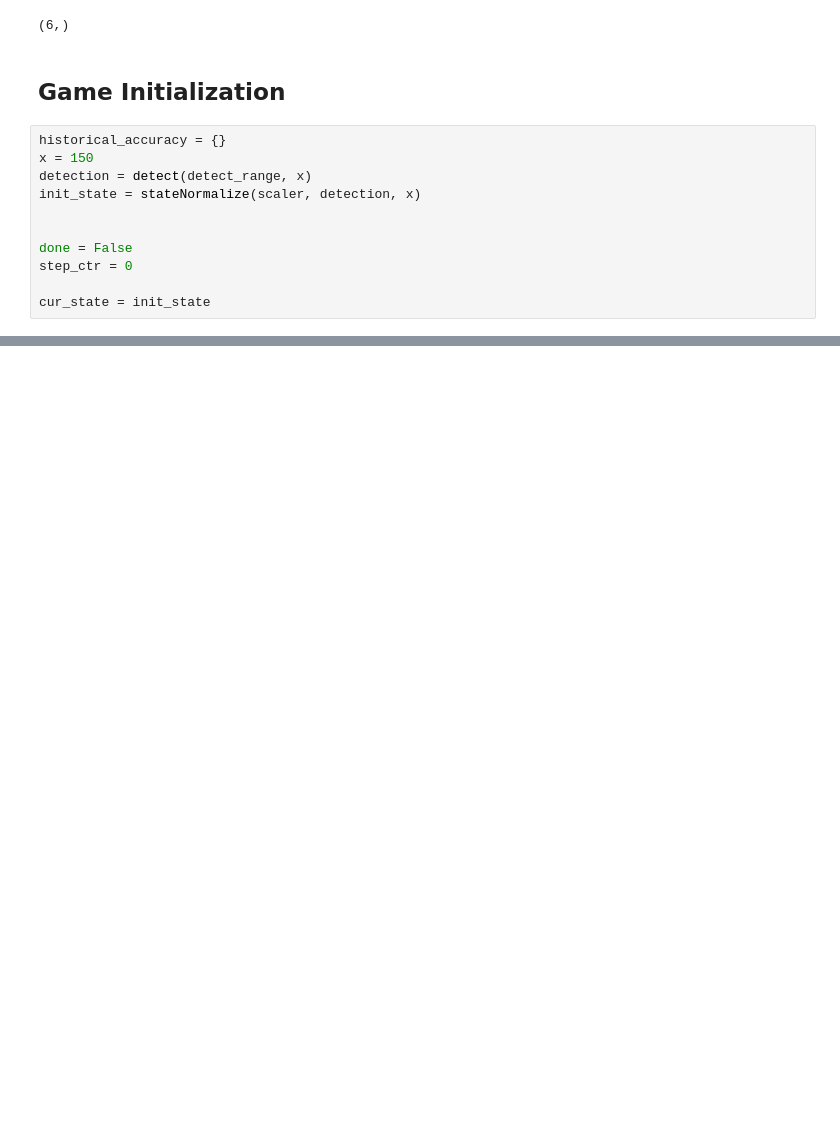
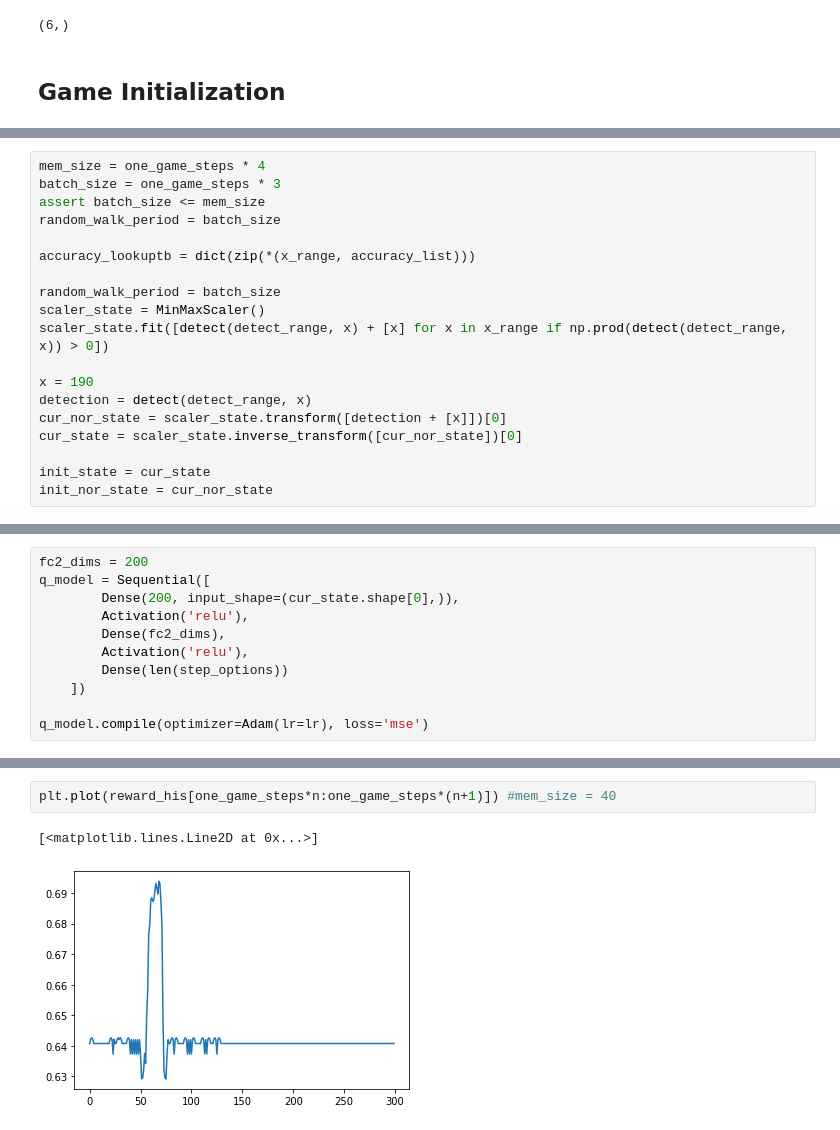
Before and after one commit to y2236li/Kiwi-Reasearch, a Jupyter notebook: 1D_Climber_Post_Trained.ipynb, the cells around one changed output, grey strips where cells are left out. Cells and saved outputs as stored; diff of their text form; blank space fills up the shorter version.

```diff
--- a/1D_Climber_Post_Trained.ipynb
+++ b/1D_Climber_Post_Trained.ipynb
@@ -156,14 +159,3 @@ scaler.data_range_.shape
 (6,)
 # %% [markdown]
 ## Game Initialization
-# %%
-historical_accuracy = {}
-x = 150
-detection = detect(detect_range, x)
-init_state = stateNormalize(scaler, detection, x)
-
-
-done = False
-step_ctr = 0
-
-cur_state = init_state
@@ -171,0 +162,19 @@ accuracy_lookuptb = dict(zip(*(x_range, accuracy_list)))
+# %%
+mem_size = one_game_steps * 4
+batch_size = one_game_steps * 3
+assert batch_size <= mem_size
+random_walk_period = batch_size
+
+accuracy_lookuptb = dict(zip(*(x_range, accuracy_list)))
+
+random_walk_period = batch_size
+scaler_state = MinMaxScaler()
+scaler_state.fit([detect(detect_range, x) + [x] for x in x_range if np.prod(detect(detect_range, x)) > 0])
+
+x = 190
+detection = detect(detect_range, x)
+cur_nor_state = scaler_state.transform([detection + [x]])[0]
+cur_state = scaler_state.inverse_transform([cur_nor_state])[0]
+
+init_state = cur_state
+init_nor_state = cur_nor_state
@@ -171,0 +183,11 @@ accuracy_lookuptb = dict(zip(*(x_range, accuracy_list)))
+# %%
+fc2_dims = 200
+q_model = Sequential([
+        Dense(200, input_shape=(cur_state.shape[0],)),
+        Activation('relu'),
+        Dense(fc2_dims),
+        Activation('relu'),
+        Dense(len(step_options))
+    ])
+
+q_model.compile(optimizer=Adam(lr=lr), loss='mse')
@@ -171,0 +262,5 @@ accuracy_lookuptb = dict(zip(*(x_range, accuracy_list)))
+# %%
+plt.plot(reward_his[one_game_steps*n:one_game_steps*(n+1)]) #mem_size = 40
+# %% [output]
+[<matplotlib.lines.Line2D at 0x...>]
+[figure, added]
```
Also changed, not shown: parts of 16 cells of this notebook.
